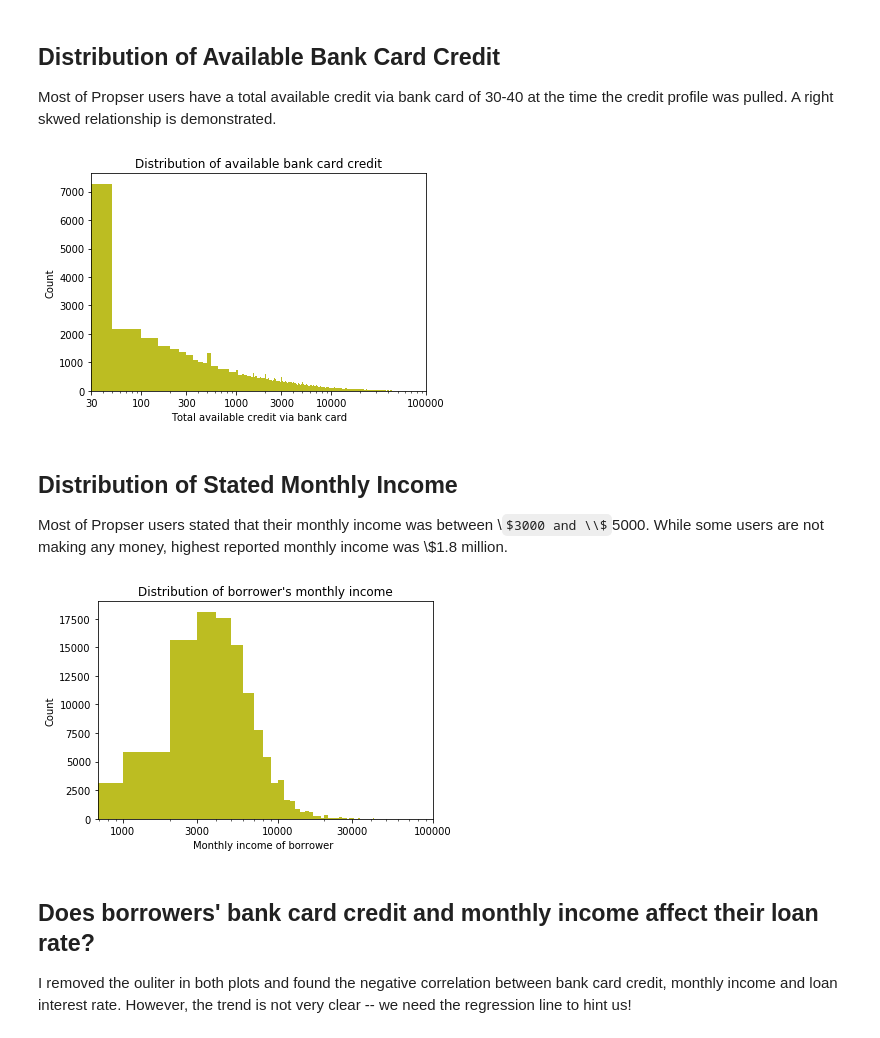
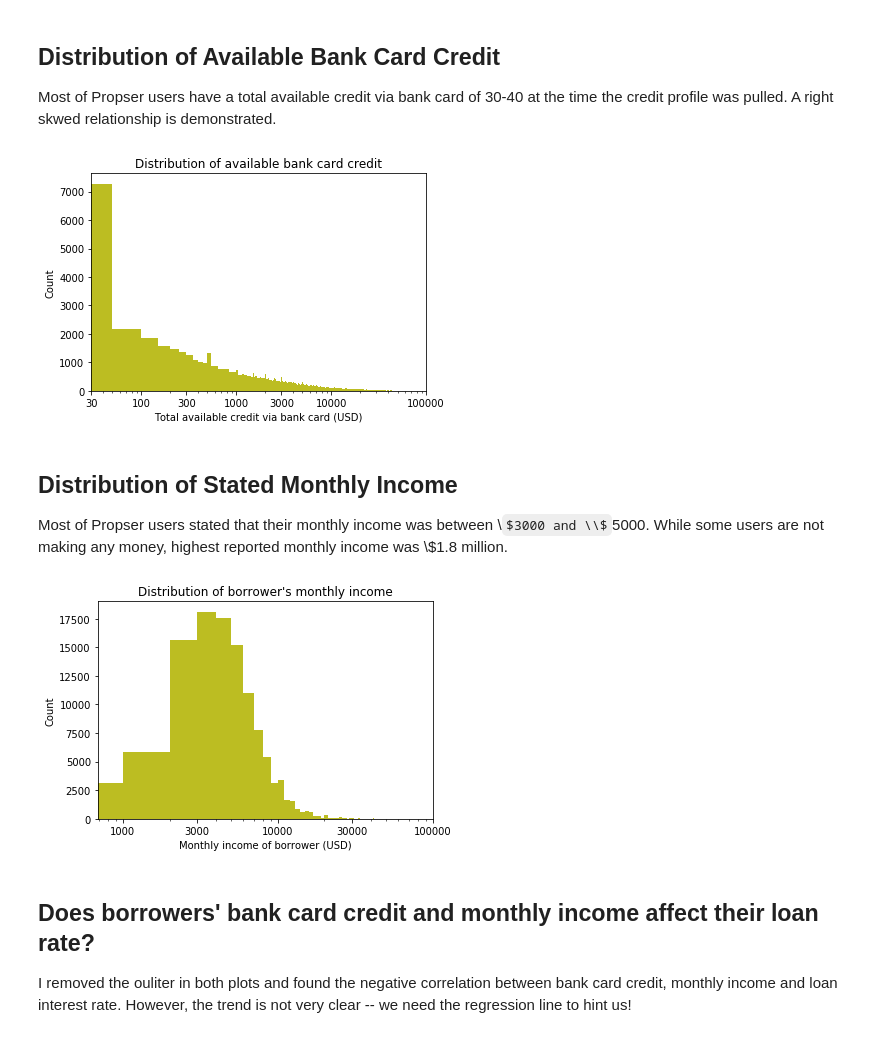
Before and after one commit to Zalon-Wong/Visualizing_Personal_Loan_Data, a Jupyter notebook: slide_deck.ipynb, the cells around one changed output. Drawn from its saved outputs; the diff is of its cells as text; code cells hidden in the pictures; some formulas as TeX source.

```diff
--- a/slide_deck.ipynb
+++ b/slide_deck.ipynb
@@ -55,20 +55,21 @@ plt.xlim(0, 0.45);
 
 Most of Propser users have a total available credit via bank card of 30-40 at the time the credit profile was pulled. A  right skwed relationship is demonstrated.
 # %%
+base_color = sb.color_palette()[8]
 bin_edge = np.arange(0, ploan.AvailableBankcardCredit.max()+50, 50)
 
 plt.hist(data=ploan, x='AvailableBankcardCredit', color=base_color, bins=bin_edge)
 
 plt.xscale('log')
 ticks_loc = [30, 100, 300, 1000, 3000, 10000, 100000, 1000000]
 plt.xticks(ticks_loc, ticks_loc)
 
-plt.xlabel('Total available credit via bank card')
+plt.xlabel('Total available credit via bank card (USD)')
 plt.ylabel('Count')
 plt.title ('Distribution of available bank card credit')
 plt.xlim(0, 100000);
 # %% [output]
-[figure, old version]
+[figure, new version]
 # %% [markdown]
 ## Distribution of Stated Monthly Income
 
@@ -82,12 +83,12 @@ plt.xscale('log')
 ticks_loc = [1000, 3000, 10000, 30000, 100000, 300000, 1000000]
 plt.xticks(ticks_loc, ticks_loc)
 
-plt.xlabel('Monthly income of borrower ')
+plt.xlabel('Monthly income of borrower (USD)')
 plt.ylabel('Count')
 plt.title ("Distribution of borrower's monthly income")
 plt.xlim(0, 100000);
 # %% [output]
-[figure, old version]
+[figure, new version]
 # %% [markdown]
 ## Does borrowers' bank card credit and monthly income affect their loan rate?
 
```
Also changed, not shown: parts of 4 cells of this notebook.
